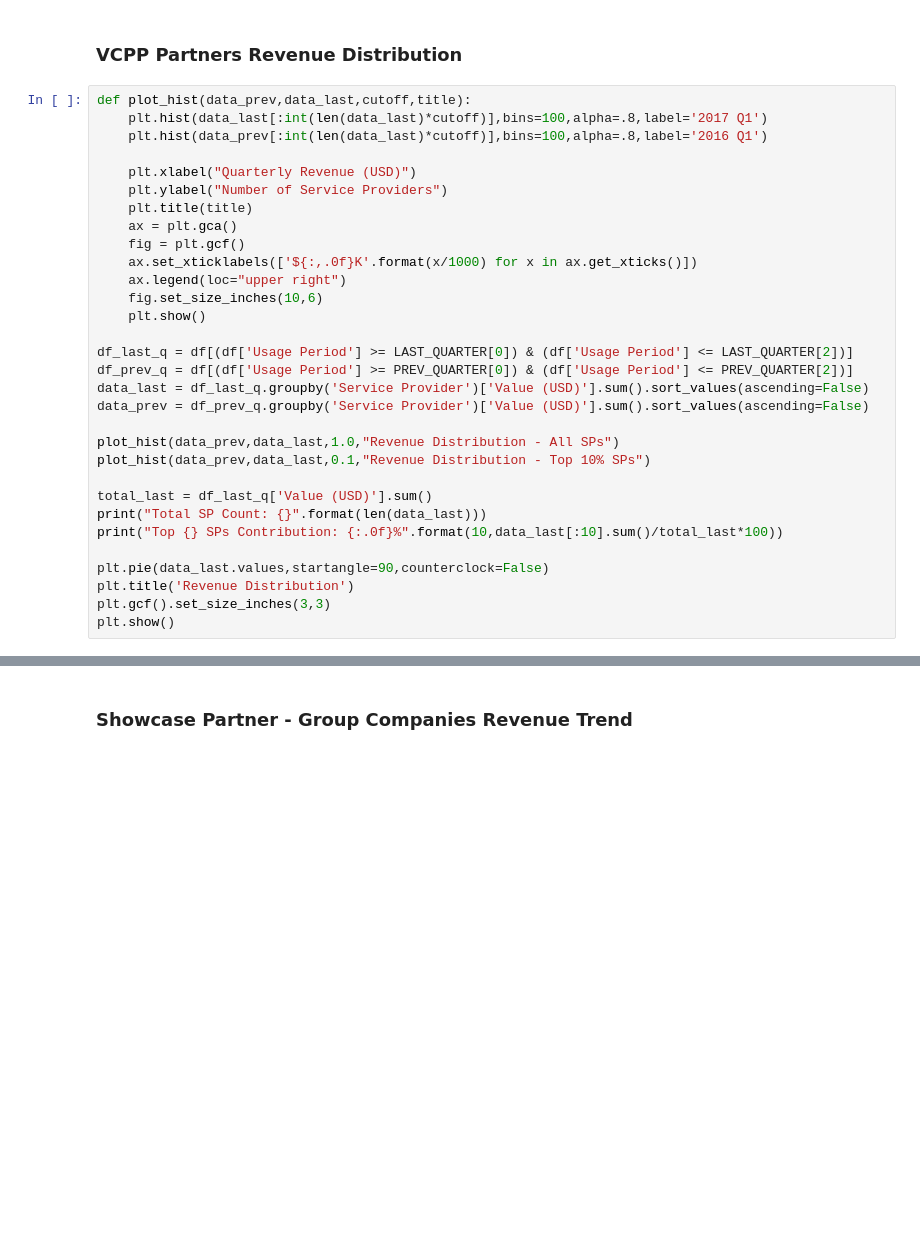
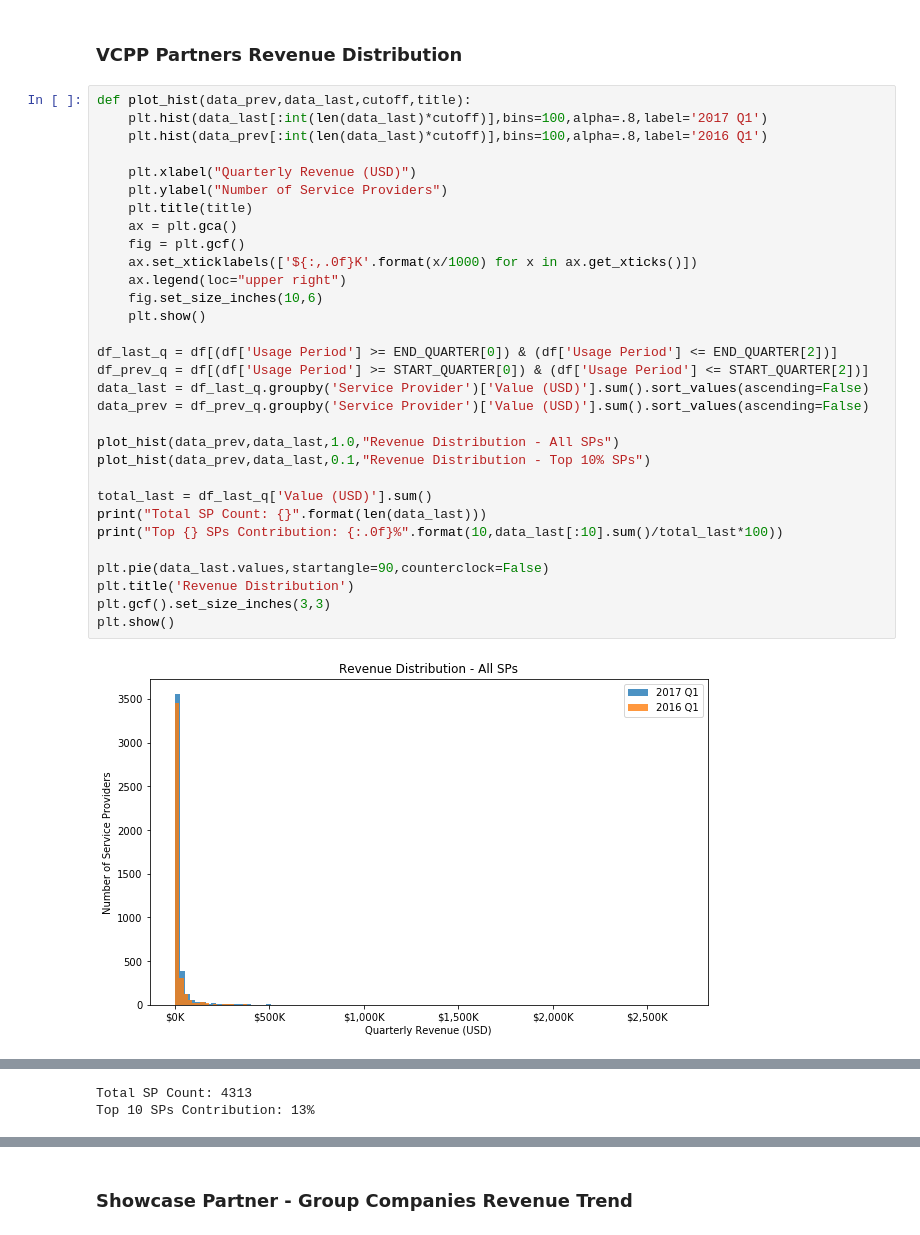
Before and after one commit to k1fukumoto/vcpp-data, a Jupyter notebook: report/GlobalUsagePoints.ipynb, the cells around one changed output, grey strips where cells are left out. Cells and saved outputs as stored; diff of their text form; blank space fills up the shorter version.

```diff
--- a/report/GlobalUsagePoints.ipynb
+++ b/report/GlobalUsagePoints.ipynb
@@ -179,31 +264,33 @@ sg.plot(df[(df['Partner Status']=='Showcase')],
 # %%
 def plot_hist(data_prev,data_last,cutoff,title):
     plt.hist(data_last[:int(len(data_last)*cutoff)],bins=100,alpha=.8,label='2017 Q1')
     plt.hist(data_prev[:int(len(data_last)*cutoff)],bins=100,alpha=.8,label='2016 Q1')
 
     plt.xlabel("Quarterly Revenue (USD)")
     plt.ylabel("Number of Service Providers")
     plt.title(title)
     ax = plt.gca()
     fig = plt.gcf()
     ax.set_xticklabels(['${:,.0f}K'.format(x/1000) for x in ax.get_xticks()])
     ax.legend(loc="upper right")
     fig.set_size_inches(10,6)
     plt.show()
 
-df_last_q = df[(df['Usage Period'] >= LAST_QUARTER[0]) & (df['Usage Period'] <= LAST_QUARTER[2])]
-df_prev_q = df[(df['Usage Period'] >= PREV_QUARTER[0]) & (df['Usage Period'] <= PREV_QUARTER[2])]
+df_last_q = df[(df['Usage Period'] >= END_QUARTER[0]) & (df['Usage Period'] <= END_QUARTER[2])]
+df_prev_q = df[(df['Usage Period'] >= START_QUARTER[0]) & (df['Usage Period'] <= START_QUARTER[2])]
 data_last = df_last_q.groupby('Service Provider')['Value (USD)'].sum().sort_values(ascending=False)
 data_prev = df_prev_q.groupby('Service Provider')['Value (USD)'].sum().sort_values(ascending=False)
 
 plot_hist(data_prev,data_last,1.0,"Revenue Distribution - All SPs")
 plot_hist(data_prev,data_last,0.1,"Revenue Distribution - Top 10% SPs")
 
 total_last = df_last_q['Value (USD)'].sum()
 print("Total SP Count: {}".format(len(data_last)))
 print("Top {} SPs Contribution: {:.0f}%".format(10,data_last[:10].sum()/total_last*100))
 
 plt.pie(data_last.values,startangle=90,counterclock=False)
 plt.title('Revenue Distribution')
 plt.gcf().set_size_inches(3,3)
 plt.show()
+# %% [output]
+[figure, added]
@@ -209,0 +298,2 @@ plt.show()
+Total SP Count: 4313
+Top 10 SPs Contribution: 13%
```
Also changed, not shown: parts of 14 cells of this notebook.
